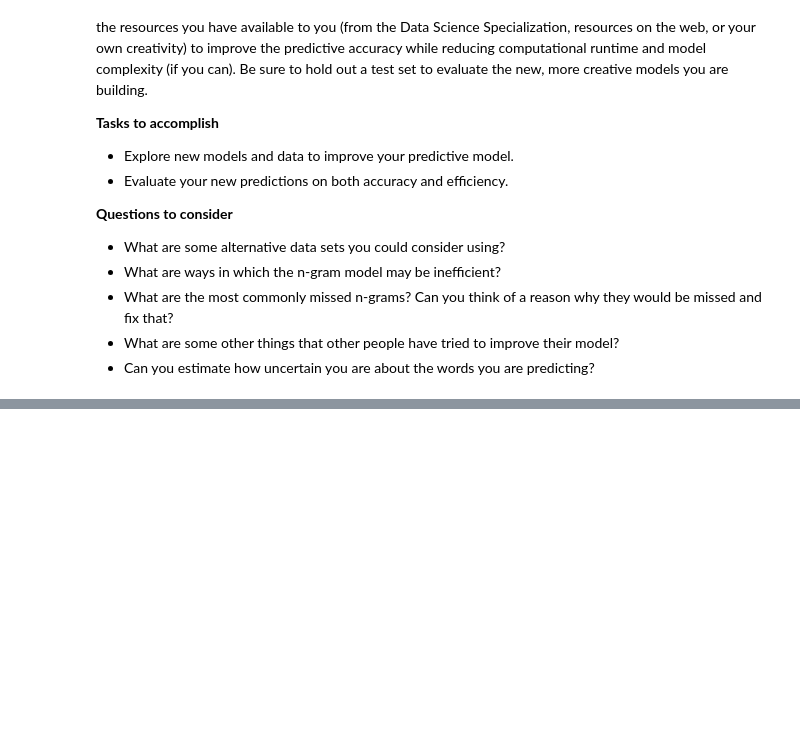
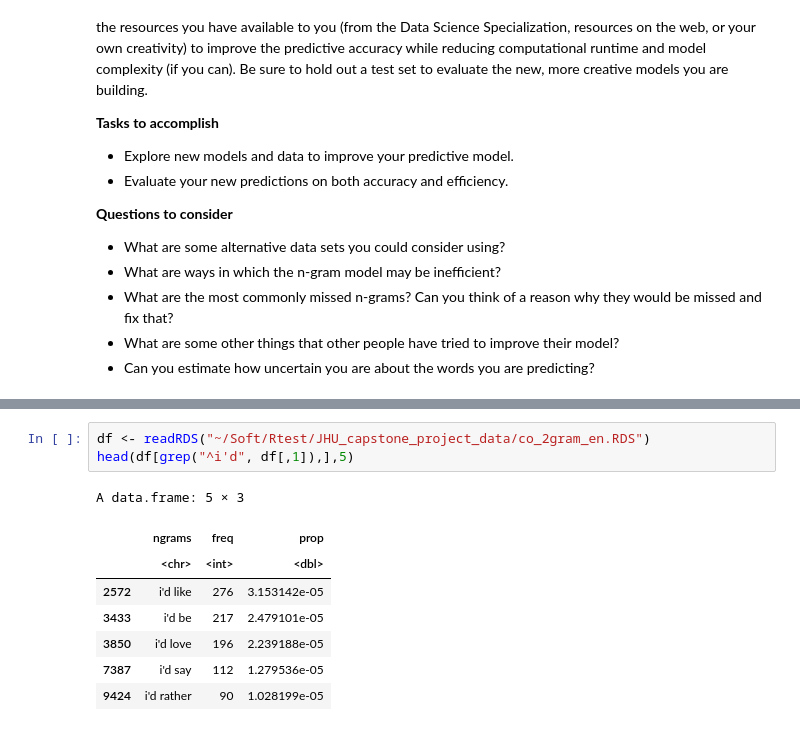
Before and after one commit to caoanroad4800/datasciencecoursera, a Jupyter notebook: 10_Capstone_Project/Capstone_Project_Wk_04.ipynb, the cells around one changed output, grey strips where cells are left out. Cells and saved outputs as stored; diff of their text form; blank space fills up the shorter version.

```diff
--- a/10_Capstone_Project/Capstone_Project_Wk_04.ipynb
+++ b/10_Capstone_Project/Capstone_Project_Wk_04.ipynb
@@ -179,0 +21,12 @@ predictNgrams("case of")
+# %%
+df <- readRDS("~/Soft/Rtest/JHU_capstone_project_data/co_2gram_en.RDS")
+head(df[grep("^i'd", df[,1]),],5)
+# %% [output]
+A data.frame: 5 × 3
+|  | ngrams | freq | prop |
+|  | <chr> | <int> | <dbl> |
+| 2572 | i'd like | 276 | 3.153142e-05 |
+| 3433 | i'd be | 217 | 2.479101e-05 |
+| 3850 | i'd love | 196 | 2.239188e-05 |
+| 7387 | i'd say | 112 | 1.279536e-05 |
+| 9424 | i'd rather | 90 | 1.028199e-05 |
```
Also changed, not shown: parts of 35 cells of this notebook, 1 other file.
